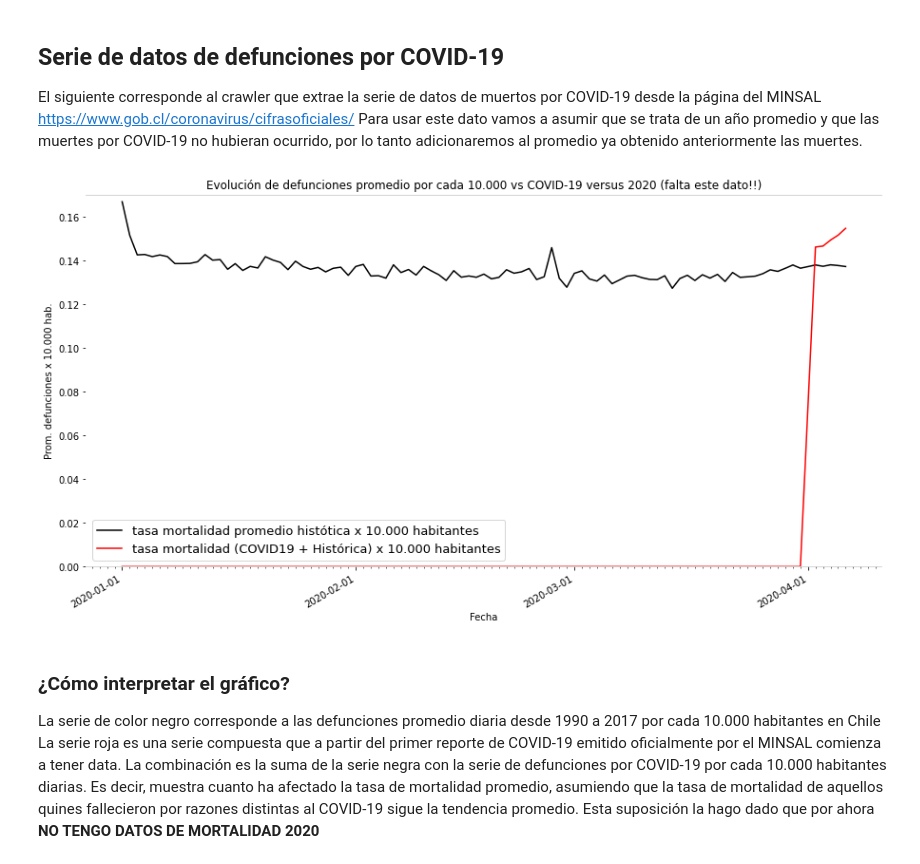
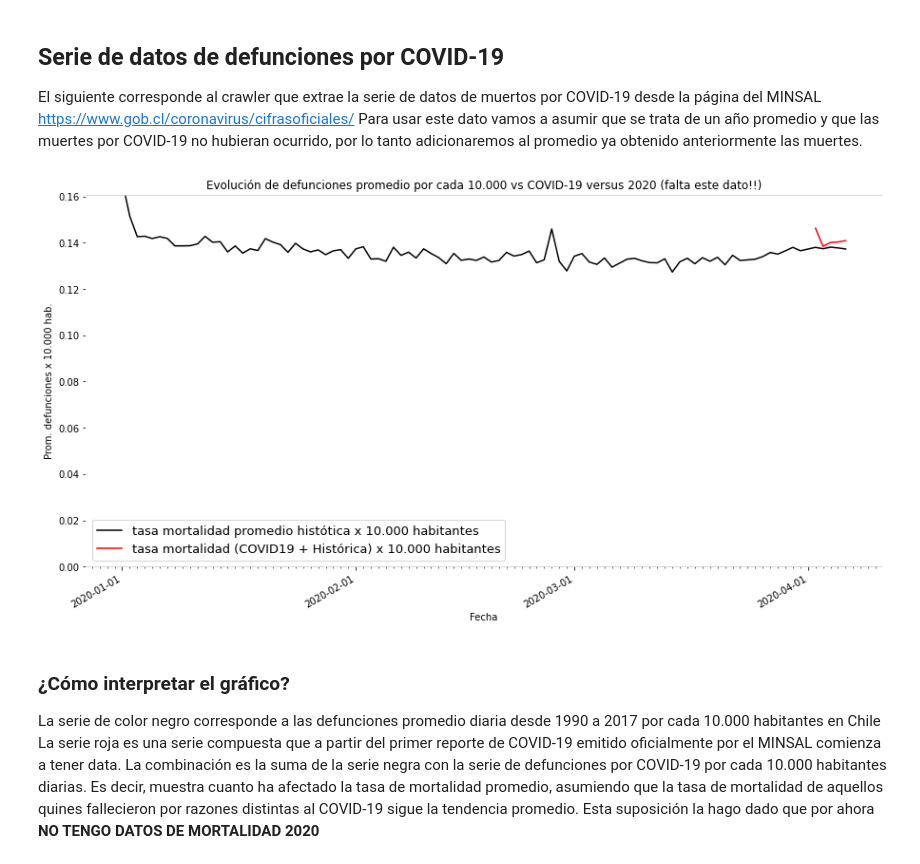
Before and after one commit to josemoragonzalez/Defunciones, a Jupyter notebook: defunciones.ipynb, the cells around one changed output. Cells and saved outputs as stored; diff of their text form; code cells hidden in the pictures.

Commit message:
Se actualiza cálculo diario de muertes por COVID desde pdf
además se deja nulo cuando no hay datos de defunciones por COVID

```diff
--- a/defunciones.ipynb
+++ b/defunciones.ipynb
@@ -174,6 +174,19 @@ for i in urlsF:
     count += 1
     informe = tabula.read_pdf(str(i))
     mCOVID = mCOVID.append({'Fecha': datetime.date(2020, 4, 1) + datetime.timedelta(days=count), 'MuertesCOVID': informe.iloc[-1][-1]}, ignore_index=True)
+
+#Calculamos las muertes diarias y reemplzamos los valores cero por  null para que la serie de COVID parta desde que hay datos
+#y se vea reflejada en el gráfico
+temporal = mCOVID.copy()
+for index, row in temporal.iterrows():
+    if(mCOVID['MuertesCOVID'][index] == 0):
+        temporal['MuertesCOVID'][index] = None
+
+
+    else:
+        temporal['MuertesCOVID'][index] = mCOVID['MuertesCOVID'][index] - mCOVID['MuertesCOVID'][index - 1]
+
+mCOVID = temporal.copy()
 # %%
 #--------------------------------
 # Trabajo con dataset descargado
@@ -232,39 +245,39 @@ ax.plot('Fecha', 'PromDefX10000', data=fCovid, color='black')
 ax.plot('Fecha', 'Covidx10000', data=fCovid, color='red')
 
 # delimitamos el eje y
-ax.set_ylim([0, max(fCovid['Covidx10000']) + max(fCovid['Covidx10000'])*.1 ])
+ax.set_ylim([0, np.nanmax(fCovid['Covidx10000'].values) + np.nanmax(fCovid['Covidx10000'].values) * 0.1 ])
 
 # formateamos las marcas
 ax.xaxis.set_major_locator(months)
 ax.xaxis.set_major_formatter(months_fmt)
 ax.xaxis.set_minor_locator(days)
 
 # formateamos la grilla
 ax.grid(False)
 
 # Autoajuste de las etiquetas
 fig.autofmt_xdate()
 
 # seteamos leyendas y título
 ax.set_xlabel('Fecha')
 ax.set_ylabel('Prom. defunciones x 10.000 hab.')
 ax.set_title('Evolución de defunciones promedio por cada 10.000 vs COVID-19 versus 2020 (falta este dato!!)')
 
 #tamaño del grafico
 fig.set_figheight(8)
 fig.set_figwidth(15)
 
 # color de los ejes
 ax.spines['bottom'].set_color('#ccc')
 ax.spines['top'].set_color('#ccc')
 ax.spines['right'].set_color('white')
 ax.spines['left'].set_color('white')
 ax.legend(('tasa mortalidad promedio histótica x 10.000 habitantes', 'tasa mortalidad (COVID19 + Histórica) x 10.000 habitantes')\
           , loc='lower left', shadow=False, fontsize = 13)
 
 plt.show()
 # %% [output]
-[figure, old version]
+[figure, new version]
 # %% [markdown]
 ### ¿Cómo interpretar el gráfico?
 La serie de color negro corresponde a las defunciones promedio diaria desde 1990 a 2017 por cada 10.000 habitantes en Chile
```
